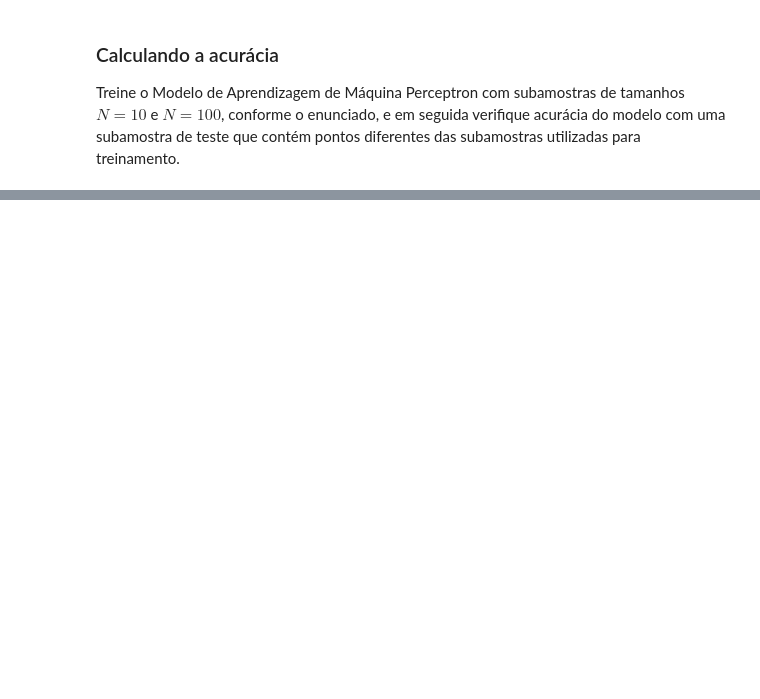
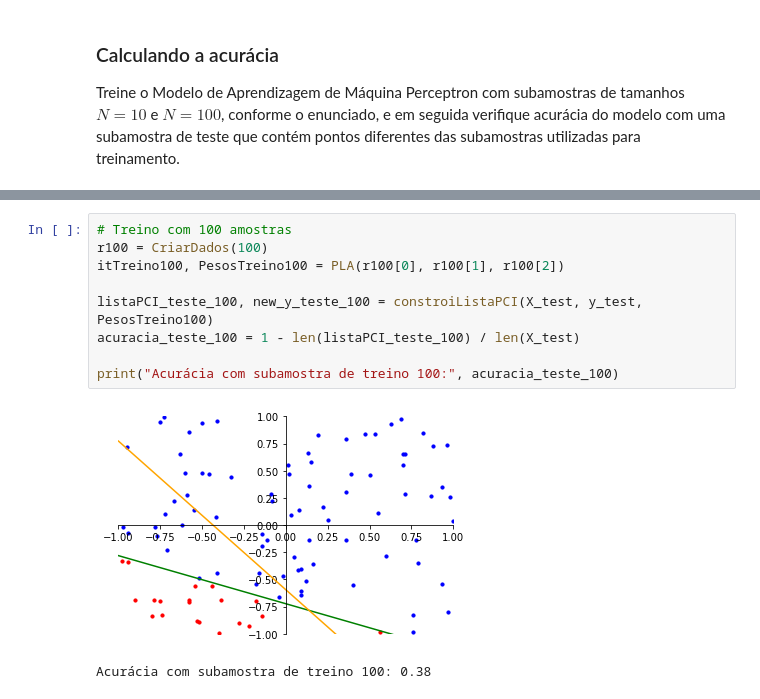
Before and after one commit to JoseAugusto011/MachineLearning, a Jupyter notebook: Pratica___PLA.ipynb, the cells around one changed output, grey strips where cells are left out. Drawn from its saved outputs; the diff is of its cells as text; blank space fills up the shorter version.

```diff
--- a/Pratica___PLA.ipynb
+++ b/Pratica___PLA.ipynb
@@ -220,0 +292,12 @@ Treine o Modelo de Aprendizagem de Máquina Perceptron com subamostras de tamanh
+# %%
+# Treino com 100 amostras
+r100 = CriarDados(100)
+itTreino100, PesosTreino100 = PLA(r100[0], r100[1], r100[2])
+
+listaPCI_teste_100, new_y_teste_100 = constroiListaPCI(X_test, y_test, PesosTreino100)
+acuracia_teste_100 = 1 - len(listaPCI_teste_100) / len(X_test)
+
+print("Acurácia com subamostra de treino 100:", acuracia_teste_100)
+# %% [output]
+[figure, added]
+Acurácia com subamostra de treino 100: 0.38
```
Also changed, not shown: parts of 10 cells of this notebook.
